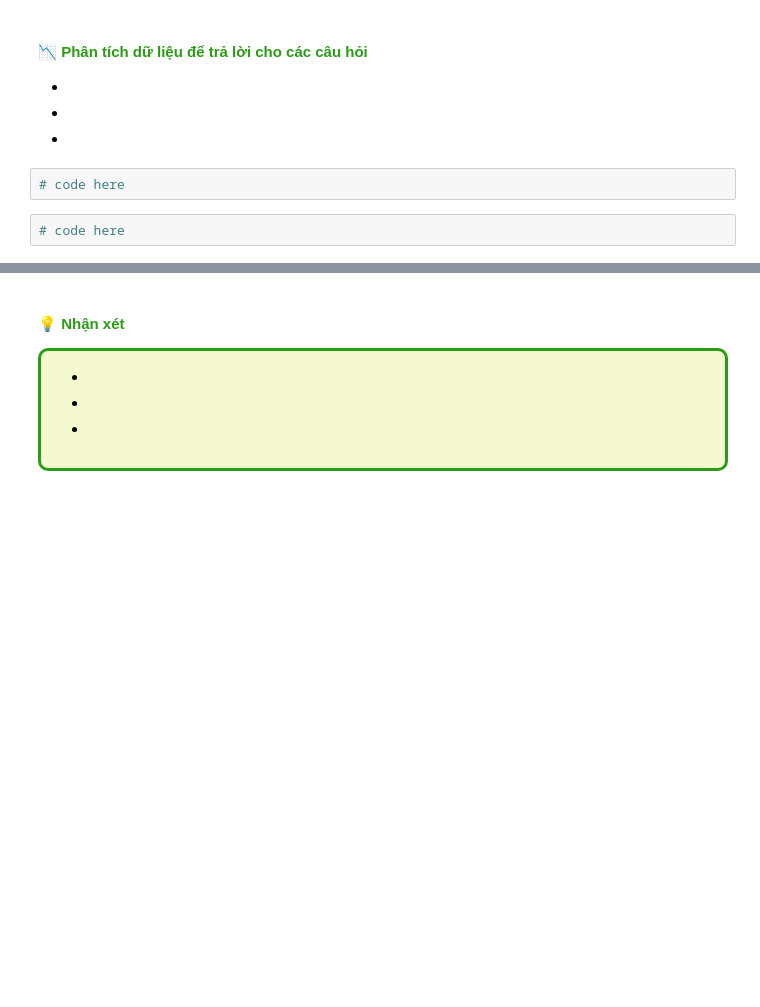
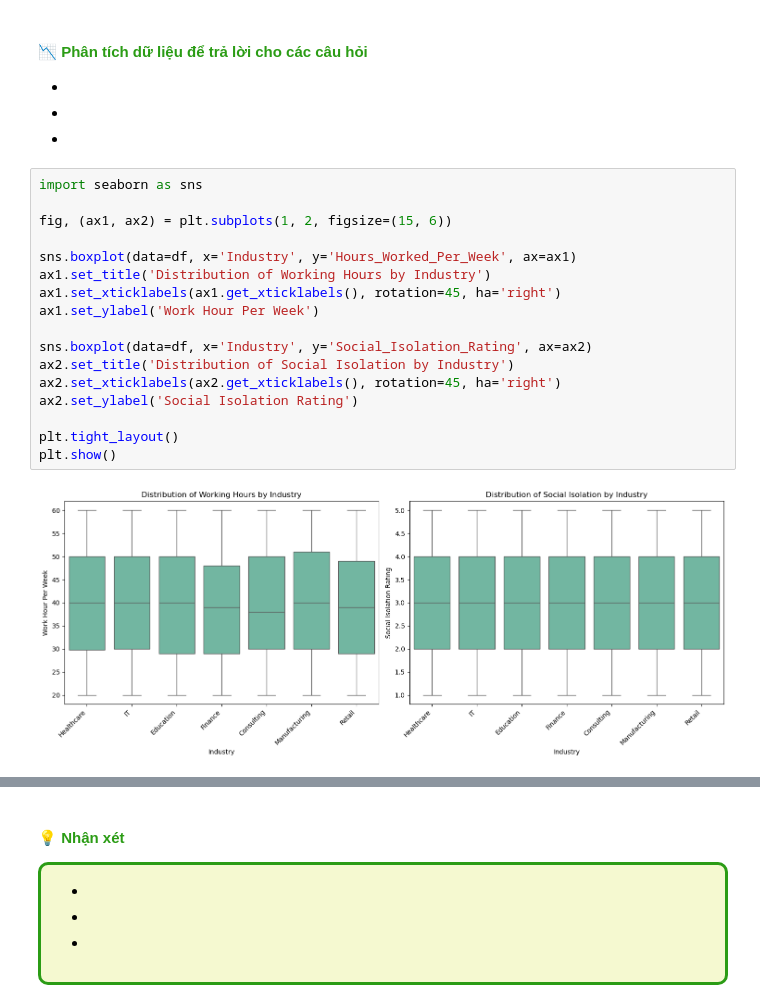
Before and after one commit to pigpig1524/HCMUS-P4DS-Lotus-Final, a Jupyter notebook: main_process.ipynb, the cells around one changed output, grey strips where cells are left out. Saved outputs shown, nothing was run; the diff lists cells and outputs as text; blank space fills up the shorter version.

```diff
--- a/main_process.ipynb
+++ b/main_process.ipynb
@@ -464,7 +465,22 @@ Empty value: 0
 -
 -
 -
-# %%
-# code here
-# %%
-# code here
+# %%
+import seaborn as sns
+
+fig, (ax1, ax2) = plt.subplots(1, 2, figsize=(15, 6))
+
+sns.boxplot(data=df, x='Industry', y='Hours_Worked_Per_Week', ax=ax1)
+ax1.set_title('Distribution of Working Hours by Industry')
+ax1.set_xticklabels(ax1.get_xticklabels(), rotation=45, ha='right')
+ax1.set_ylabel('Work Hour Per Week')
+
+sns.boxplot(data=df, x='Industry', y='Social_Isolation_Rating', ax=ax2)
+ax2.set_title('Distribution of Social Isolation by Industry')
+ax2.set_xticklabels(ax2.get_xticklabels(), rotation=45, ha='right')
+ax2.set_ylabel('Social Isolation Rating')
+
+plt.tight_layout()
+plt.show()
+# %% [output]
+[figure, added]
```
Also changed, not shown: parts of 17 cells of this notebook.
